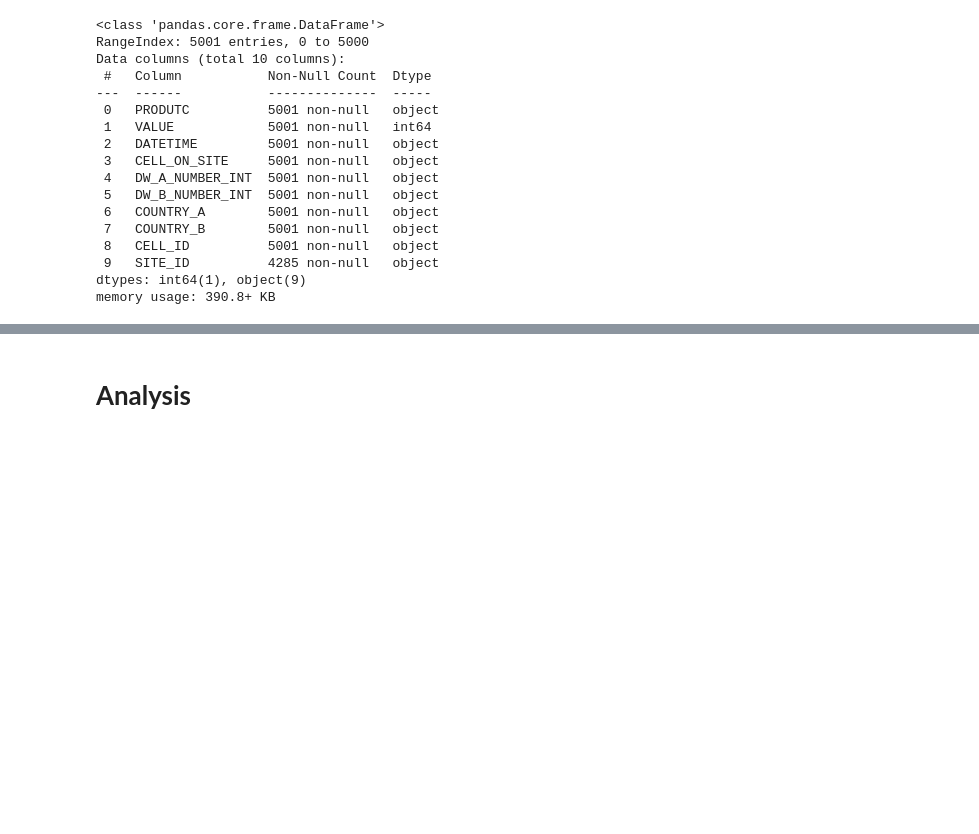
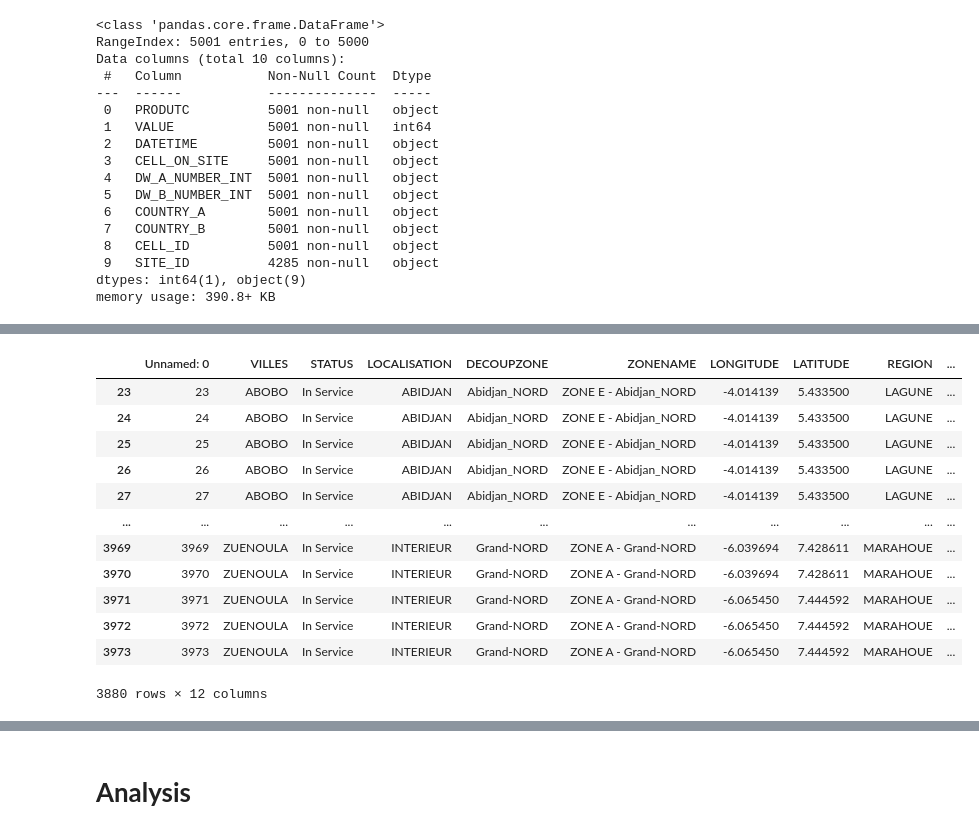
Before and after one commit to captmmari/Moringa-wk3, a Jupyter notebook: Moringa_Data_Science_Prep_W3_Independent_Project_2021_09_Simon_Mmari_Python_Programming_.ipynb, the cells around one changed output, grey strips where cells are left out. Cells and saved outputs as stored; diff of their text form; code cells hidden in the pictures; blank space fills up the shorter version.

```diff
--- a/Moringa_Data_Science_Prep_W3_Independent_Project_2021_09_Simon_Mmari_Python_Programming_.ipynb
+++ b/Moringa_Data_Science_Prep_W3_Independent_Project_2021_09_Simon_Mmari_Python_Programming_.ipynb
@@ -103 +157,26 @@ memory usage: 390.8+ KB
+# %%
+ # Uploading the Telcom_dataset2 file
+ #Checking for nulls and dropping them
+
+df2 = pd.read_csv('Telcom_dataset2.csv')
+df2.head(10)
+df2 = pd.read_csv('Telcom_dataset2.csv')
+df2.info
+df2.isnull()
+df2_no_missing = df.dropna()
+df2_no_missing
+# %% [output]
+|  | Unnamed: 0 | VILLES | STATUS | LOCALISATION | DECOUPZONE | ZONENAME | LONGITUDE | LATITUDE | REGION | ... |
+| 23 | 23 | ABOBO | In Service | ABIDJAN | Abidjan_NORD | ZONE E - Abidjan_NORD | -4.014139 | 5.433500 | LAGUNE | ... |
+| 24 | 24 | ABOBO | In Service | ABIDJAN | Abidjan_NORD | ZONE E - Abidjan_NORD | -4.014139 | 5.433500 | LAGUNE | ... |
+| 25 | 25 | ABOBO | In Service | ABIDJAN | Abidjan_NORD | ZONE E - Abidjan_NORD | -4.014139 | 5.433500 | LAGUNE | ... |
+| 26 | 26 | ABOBO | In Service | ABIDJAN | Abidjan_NORD | ZONE E - Abidjan_NORD | -4.014139 | 5.433500 | LAGUNE | ... |
+| 27 | 27 | ABOBO | In Service | ABIDJAN | Abidjan_NORD | ZONE E - Abidjan_NORD | -4.014139 | 5.433500 | LAGUNE | ... |
+| ... | ... | ... | ... | ... | ... | ... | ... | ... | ... | ... |
+| 3969 | 3969 | ZUENOULA | In Service | INTERIEUR | Grand-NORD | ZONE A - Grand-NORD | -6.039694 | 7.428611 | MARAHOUE | ... |
+| 3970 | 3970 | ZUENOULA | In Service | INTERIEUR | Grand-NORD | ZONE A - Grand-NORD | -6.039694 | 7.428611 | MARAHOUE | ... |
+| 3971 | 3971 | ZUENOULA | In Service | INTERIEUR | Grand-NORD | ZONE A - Grand-NORD | -6.065450 | 7.444592 | MARAHOUE | ... |
+| 3972 | 3972 | ZUENOULA | In Service | INTERIEUR | Grand-NORD | ZONE A - Grand-NORD | -6.065450 | 7.444592 | MARAHOUE | ... |
+| 3973 | 3973 | ZUENOULA | In Service | INTERIEUR | Grand-NORD | ZONE A - Grand-NORD | -6.065450 | 7.444592 | MARAHOUE | ... |
+3880 rows × 12 columns
 # %%
```
Also changed, not shown: parts of 17 cells of this notebook.
